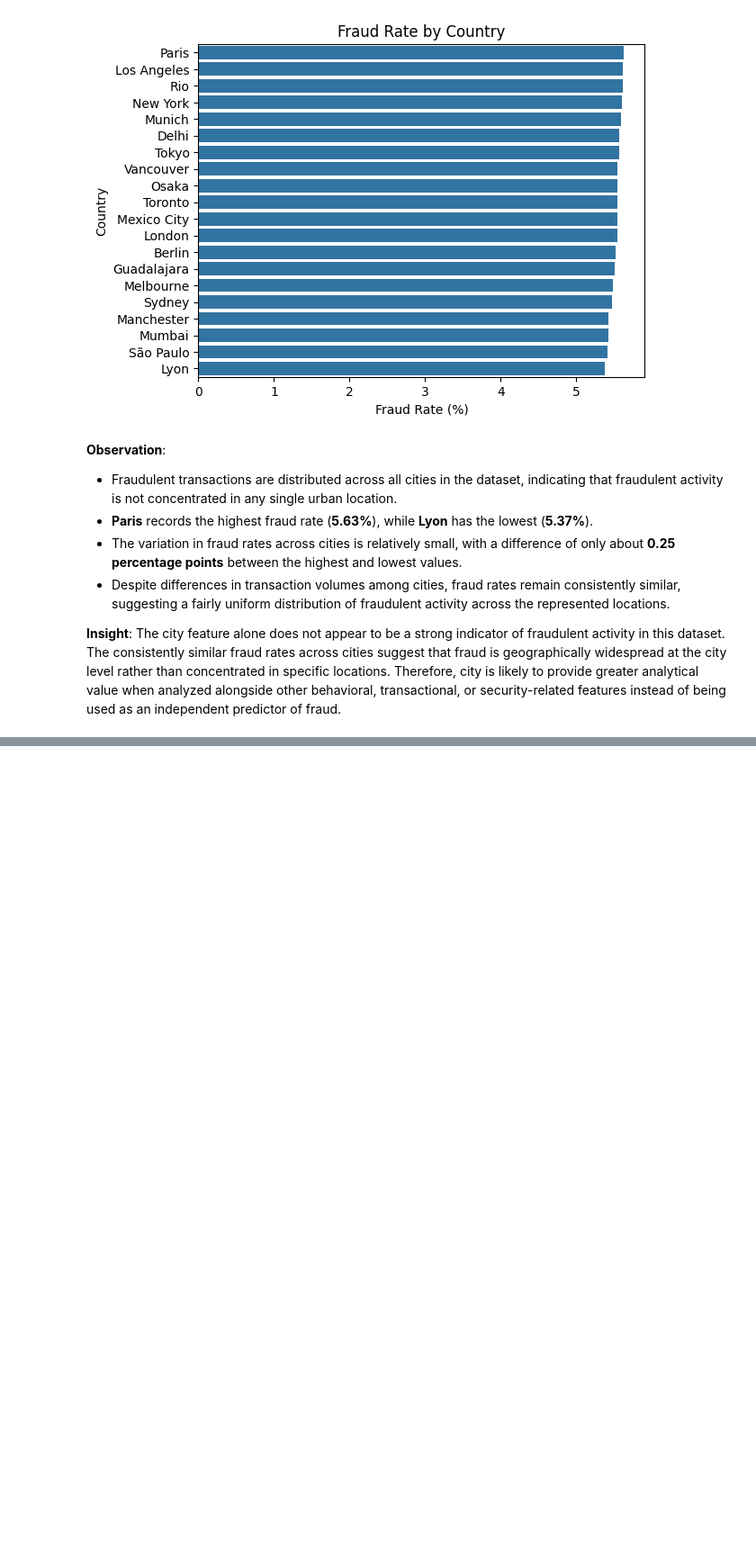
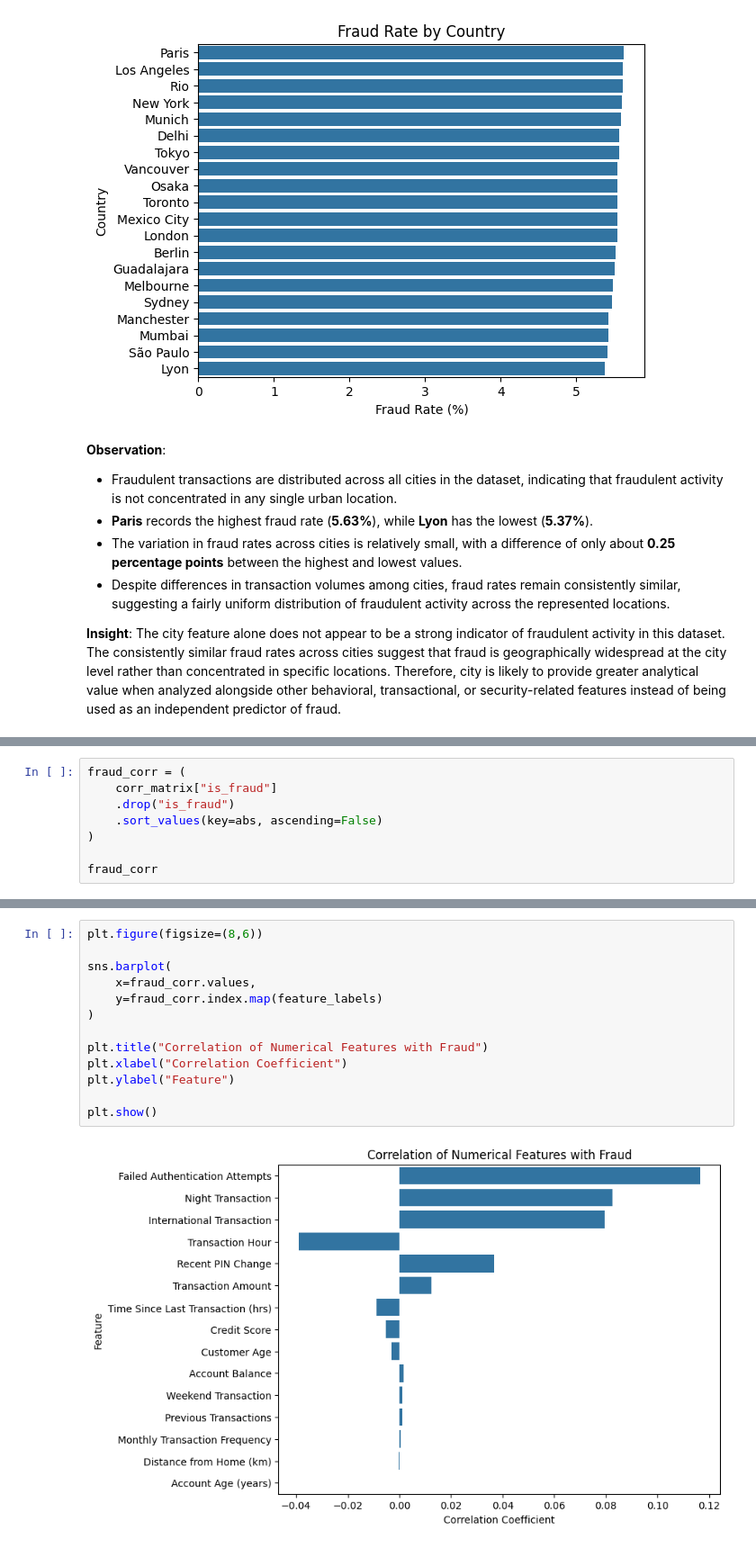
Before and after one commit to abhi-saurav-saroya/bank-fraud-eda, a Jupyter notebook: notebooks/02_exploratory_data_analysis.ipynb, the cells around one changed output, grey strips where cells are left out. Shown at 90% size. Drawn from its saved outputs; the diff is of its cells as text; blank space fills up the shorter version.

```diff
--- a/notebooks/02_exploratory_data_analysis.ipynb
+++ b/notebooks/02_exploratory_data_analysis.ipynb
@@ -2741,0 +2828,8 @@ plt.show()
+# %%
+fraud_corr = (
+    corr_matrix["is_fraud"]
+    .drop("is_fraud")
+    .sort_values(key=abs, ascending=False)
+)
+
+fraud_corr
@@ -2741,0 +2853,15 @@ plt.show()
+# %%
+plt.figure(figsize=(8,6))
+
+sns.barplot(
+    x=fraud_corr.values,
+    y=fraud_corr.index.map(feature_labels)
+)
+
+plt.title("Correlation of Numerical Features with Fraud")
+plt.xlabel("Correlation Coefficient")
+plt.ylabel("Feature")
+
+plt.show()
+# %% [output]
+[figure, added]
```
Also changed, not shown: parts of 12 cells of this notebook.
